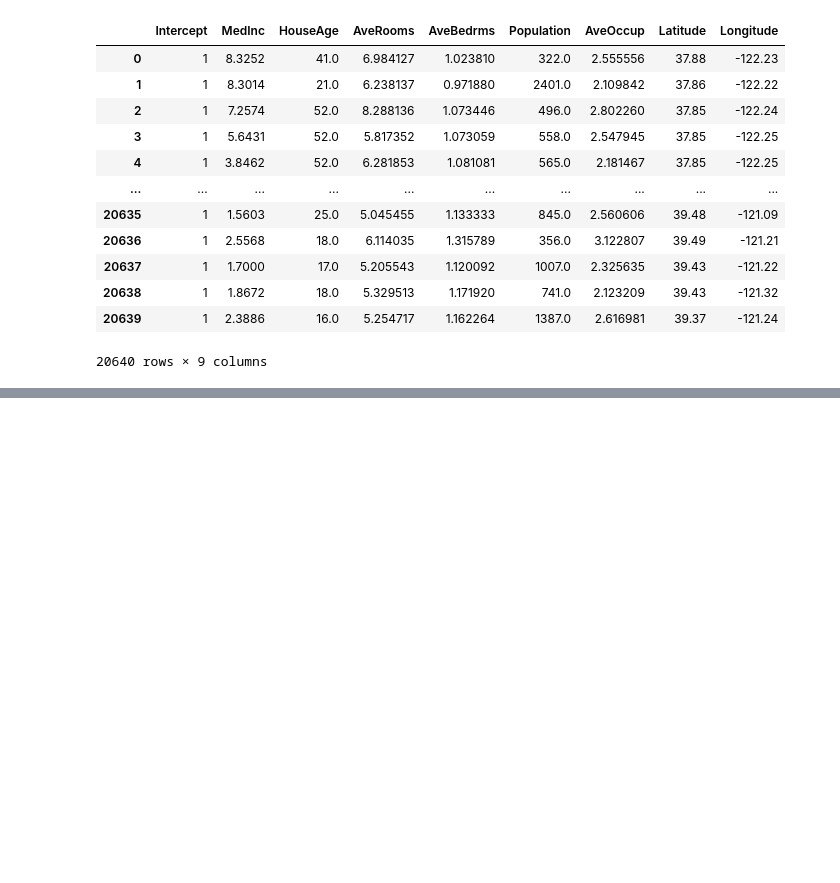
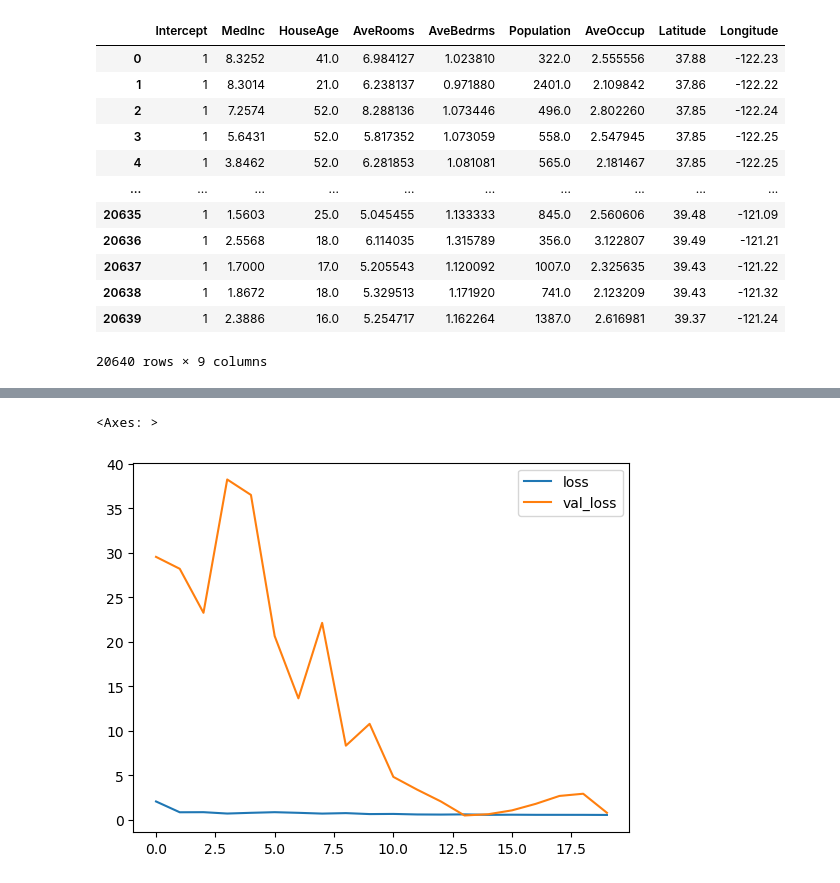
Before and after one commit to Daniels1610/DL008-Dagraz, a Jupyter notebook: E02.ipynb, the cells around one changed output, grey strips where cells are left out. Drawn from its saved outputs; the diff is of its cells as text; code cells hidden in the pictures; blank space fills up the shorter version.

```diff
--- a/E02.ipynb
+++ b/E02.ipynb
@@ -786,0 +549,6 @@ df_features
+# %%
+model = keras.models.Sequential([
+    keras.layers.Dense(30, activation='relu', input_shape=X_train.shape[1:]),
+    keras.layers.Dense(1)
+])
+model.compile(loss='mean_squared_error', optimizer='sgd')
@@ -786,0 +571,6 @@ df_features
+# %%
+model.compile(loss='mean_squared_error',
+              optimizer='adam')
+# %%
+history = model.fit(X_train_scaled, y_train, epochs=20,
+                    validation_data=(X_valid_scaled, y_valid))
@@ -786,0 +595,3 @@ df_features
+# %%
+learning_curves = pd.DataFrame(history.history)
+learning_curves
@@ -786,0 +616,5 @@ df_features
+# %%
+learning_curves.plot()
+# %% [output]
+<Axes: >
+[figure, added]
```
Also changed, not shown: parts of 74 cells of this notebook, 3 other files.
